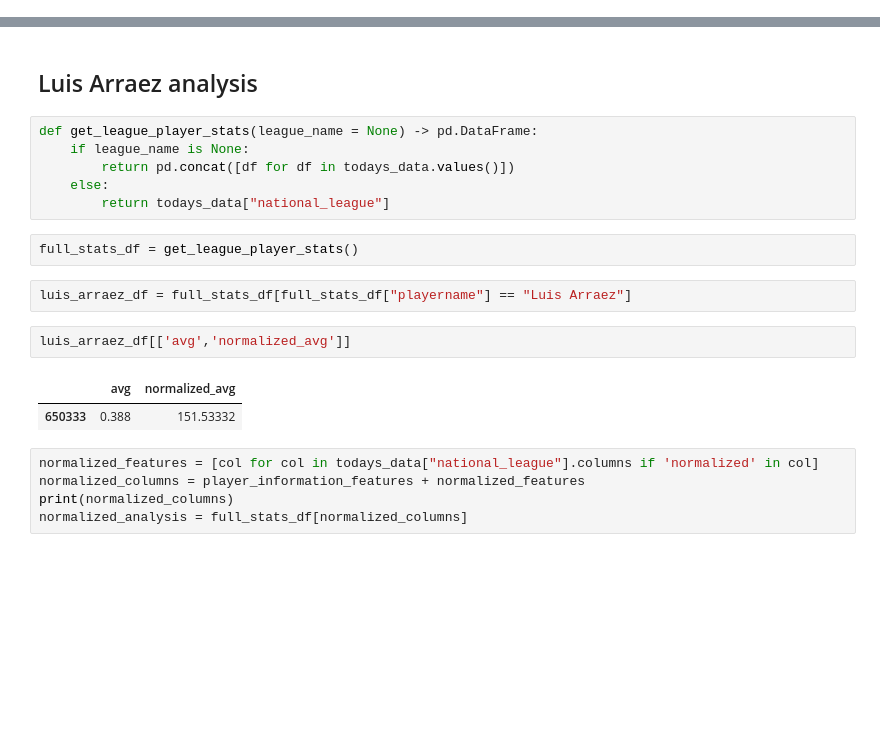
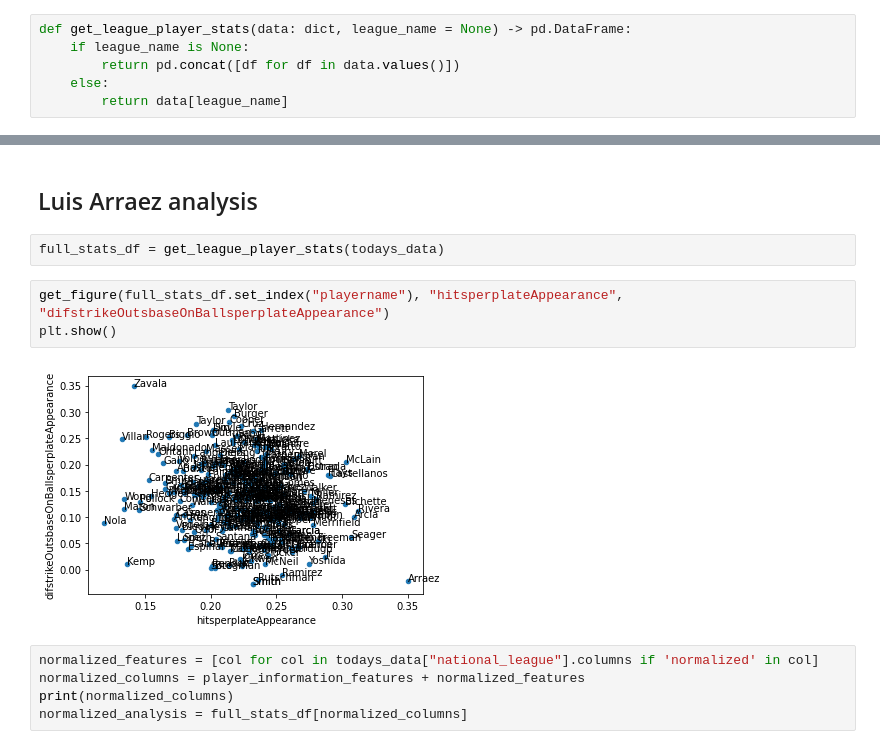
Before and after one commit to lbventura/mlb-airflow-data-pipeline, a Jupyter notebook: mlb_airflow_data_pipeline/statsapi_team_stats_notebook.ipynb, the cells around one changed output, grey strips where cells are left out. Drawn from its saved outputs; the diff is of its cells as text; blank space fills up the shorter version.

```diff
--- a/mlb_airflow_data_pipeline/statsapi_team_stats_notebook.ipynb
+++ b/mlb_airflow_data_pipeline/statsapi_team_stats_notebook.ipynb
@@ -13,0 +14,6 @@ Importing the data
+# %%
+def get_league_player_stats(data: dict, league_name = None) -> pd.DataFrame:
+    if league_name is None:
+        return pd.concat([df for df in data.values()])
+    else:
+        return data[league_name]
@@ -97,20 +139,12 @@ for league, df in team_averages_data.items():
 # %% [markdown]
 ## Luis Arraez analysis
-# %%
-def get_league_player_stats(league_name = None) -> pd.DataFrame:
-    if league_name is None:
-        return pd.concat([df for df in todays_data.values()])
-    else:
-        return todays_data["national_league"]
 # %%
-full_stats_df = get_league_player_stats()
+full_stats_df = get_league_player_stats(todays_data)
-# %%
-luis_arraez_df = full_stats_df[full_stats_df["playername"] == "Luis Arraez"]
-# %%
-luis_arraez_df[['avg','normalized_avg']]
-# %% [output]
-|  | avg | normalized_avg |
-| 650333 | 0.388 | 151.53332 |
+# %%
+get_figure(full_stats_df.set_index("playername"), "hitsperplateAppearance", "difstrikeOutsbaseOnBallsperplateAppearance")
+plt.show()
+# %% [output]
+[figure, added]
 # %%
 normalized_features = [col for col in todays_data["national_league"].columns if 'normalized' in col]
 normalized_columns = player_information_features + normalized_features
```
Also changed, not shown: parts of 12 cells of this notebook, 1 other file.
